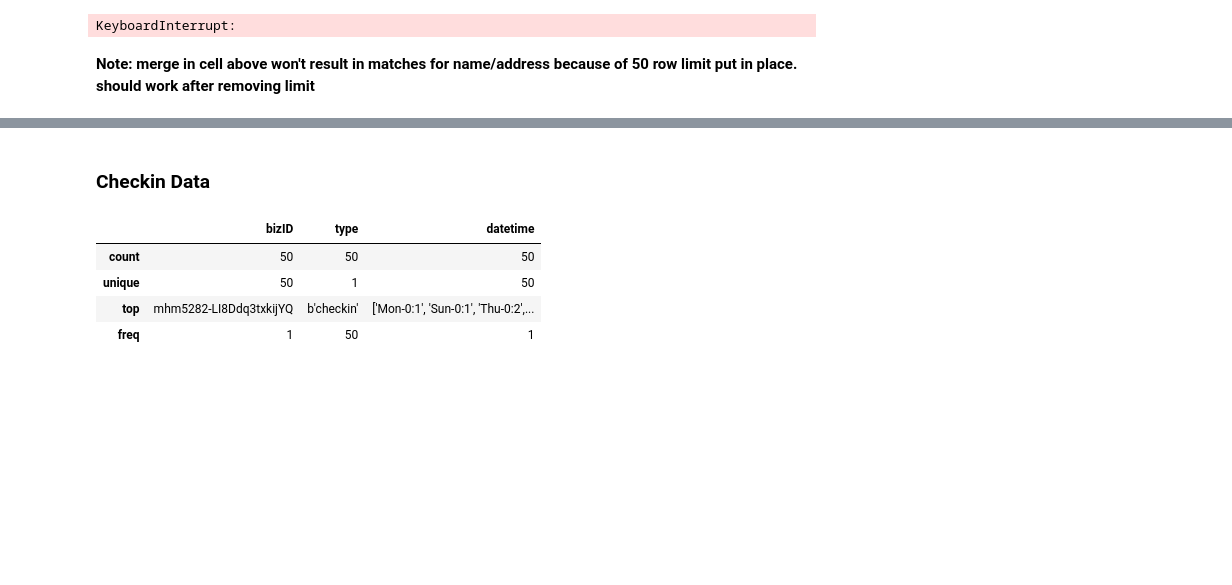
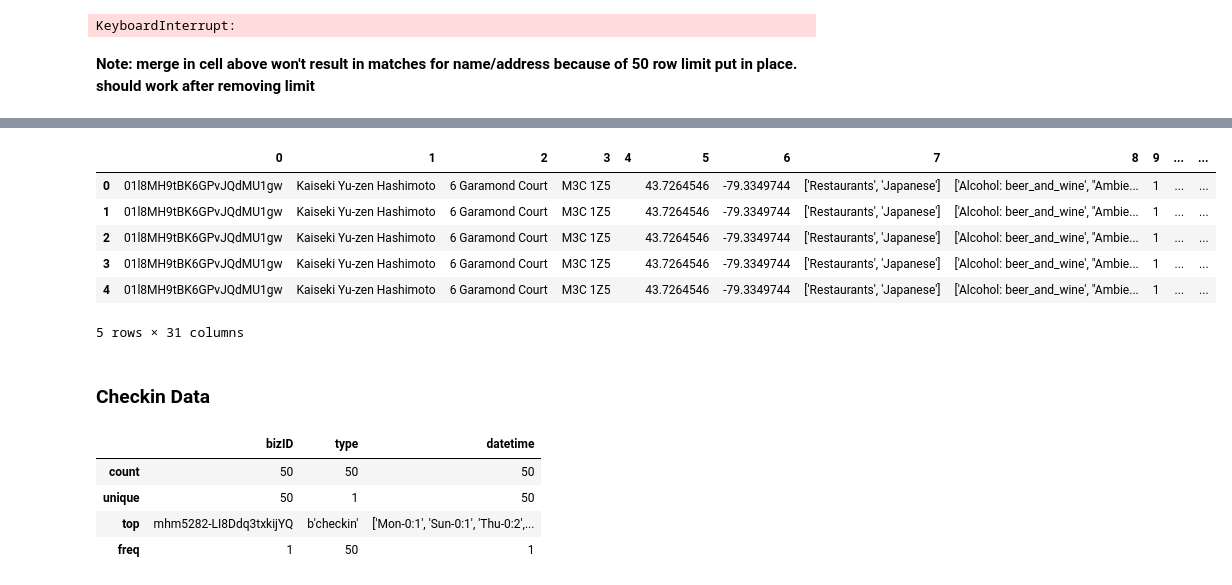
Before and after one commit to ms682/DataScience, a Jupyter notebook: yelp-toronto-dataset.ipynb, the cells around one changed output, grey strips where cells are left out. Cells and saved outputs as stored; diff of their text form; code cells hidden in the pictures; blank space fills up the shorter version.

```diff
--- a/yelp-toronto-dataset.ipynb
+++ b/yelp-toronto-dataset.ipynb
@@ -227,3 +251,16 @@ KeyboardInterrupt:
+# %%
+# The materialized view of the restaurant, inspection, and review data is "toronto_all"
+cur.execute("SELECT * FROM public.toronto_all where review_date is not null limit 250" )
+obs = pd.DataFrame(cur.fetchall())
+obs.head()
+# %% [output]
+|  | 0 | 1 | 2 | 3 | 4 | 5 | 6 | 7 | 8 | 9 | ... | ... |
+| 0 | 01l8MH9tBK6GPvJQdMU1gw | Kaiseki Yu-zen Hashimoto | 6 Garamond Court | M3C 1Z5 |  | 43.7264546 | -79.3349744 | ['Restaurants', 'Japanese'] | ['Alcohol: beer_and_wine', "Ambie... | 1 | ... | ... |
+| 1 | 01l8MH9tBK6GPvJQdMU1gw | Kaiseki Yu-zen Hashimoto | 6 Garamond Court | M3C 1Z5 |  | 43.7264546 | -79.3349744 | ['Restaurants', 'Japanese'] | ['Alcohol: beer_and_wine', "Ambie... | 1 | ... | ... |
+| 2 | 01l8MH9tBK6GPvJQdMU1gw | Kaiseki Yu-zen Hashimoto | 6 Garamond Court | M3C 1Z5 |  | 43.7264546 | -79.3349744 | ['Restaurants', 'Japanese'] | ['Alcohol: beer_and_wine', "Ambie... | 1 | ... | ... |
+| 3 | 01l8MH9tBK6GPvJQdMU1gw | Kaiseki Yu-zen Hashimoto | 6 Garamond Court | M3C 1Z5 |  | 43.7264546 | -79.3349744 | ['Restaurants', 'Japanese'] | ['Alcohol: beer_and_wine', "Ambie... | 1 | ... | ... |
+| 4 | 01l8MH9tBK6GPvJQdMU1gw | Kaiseki Yu-zen Hashimoto | 6 Garamond Court | M3C 1Z5 |  | 43.7264546 | -79.3349744 | ['Restaurants', 'Japanese'] | ['Alcohol: beer_and_wine', "Ambie... | 1 | ... | ... |
+5 rows × 31 columns
 # %% [markdown]
 ### Checkin Data
 # %%
```
Also changed, not shown: parts of 6 cells of this notebook.
